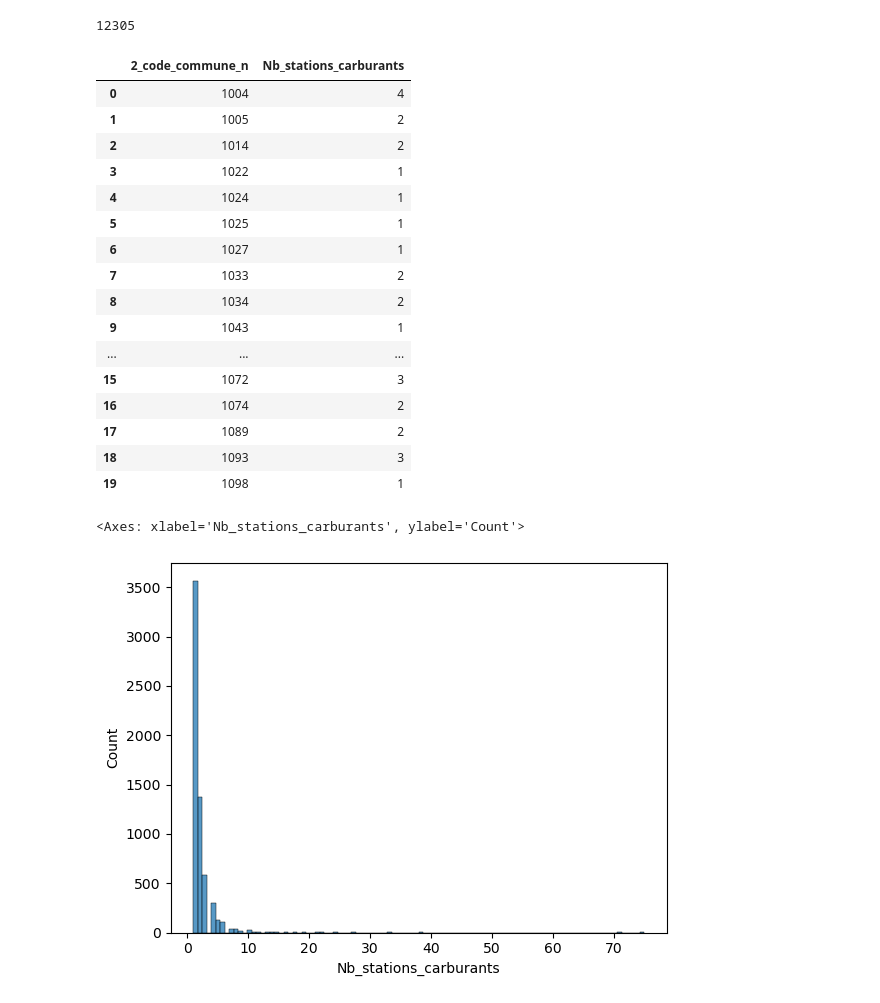
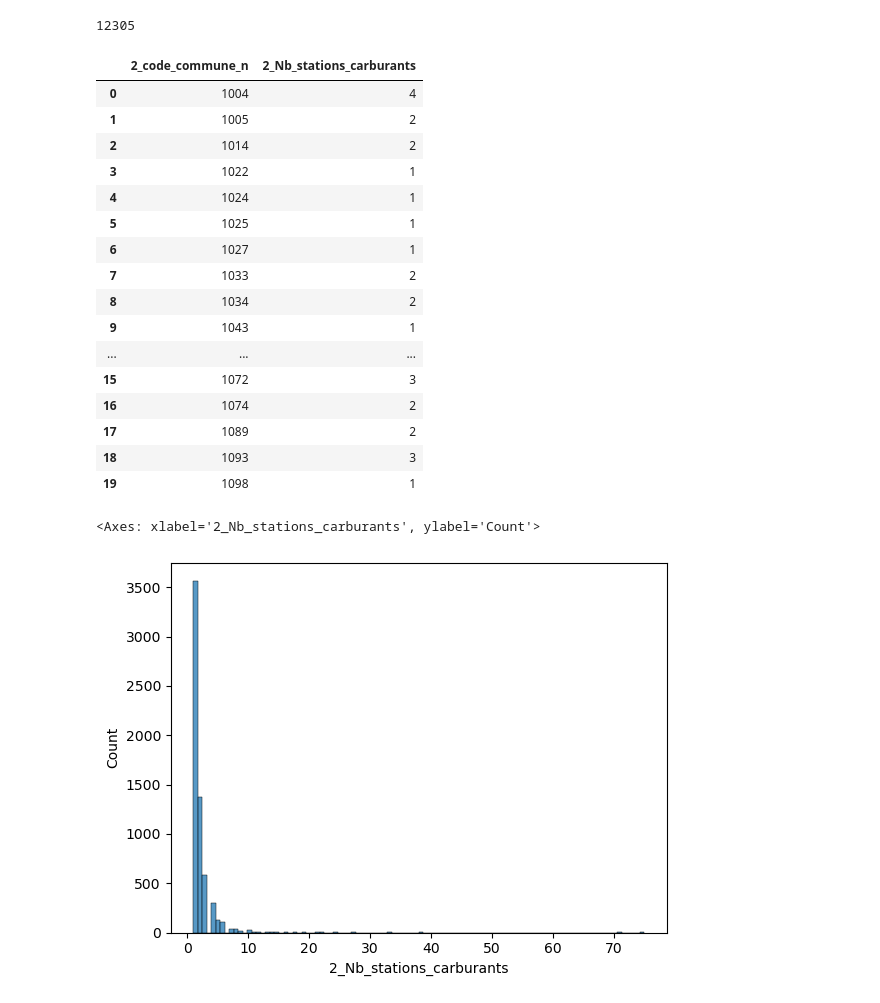
Before and after one commit to FilRougeMobilite/Mobilite, a Jupyter notebook: Merge_BornesCommunes.ipynb, the cells around one changed output. Saved outputs shown, nothing was run; the diff lists cells and outputs as text; code cells hidden in the pictures.

```diff
--- a/Merge_BornesCommunes.ipynb
+++ b/Merge_BornesCommunes.ipynb
@@ -540,6 +542,6 @@ df_carb[df_carb['2_code_commune_n'].isna()].shape
 (0, 25)
 # %%
 df_carb_unique_nb = pd.DataFrame(df_carb.groupby(by=['2_code_commune_n']).size())
-df_carb_unique_nb.rename(columns={0: 'Nb_stations_carburants'}, inplace=True)
+df_carb_unique_nb.rename(columns={0: '2_Nb_stations_carburants'}, inplace=True)
 df_carb_unique_nb.reset_index(inplace=True)
 # %%
@@ -549,7 +551,7 @@ df_carb_unique_nb['Nb_stations_carburants'].sum()
 # %%
 df_carb_unique_nb[:20]
 # %% [output]
-|  | 2_code_commune_n | Nb_stations_carburants |
+|  | 2_code_commune_n | 2_Nb_stations_carburants |
 | 0 | 1004 | 4 |
 | 1 | 1005 | 2 |
 | 2 | 1014 | 2 |
@@ -568,9 +570,9 @@ df_carb_unique_nb[:20]
 | 19 | 1098 | 1 |
 # %%
 # plot histogram of NB_bornes_électriques with seaborn
-sns.histplot(data=df_carb_unique_nb, x='Nb_stations_carburants', bins=100)
+sns.histplot(data=df_carb_unique_nb, x='2_Nb_stations_carburants', bins=100)
 # %% [output]
-<Axes: xlabel='Nb_stations_carburants', ylabel='Count'>
+<Axes: xlabel='2_Nb_stations_carburants', ylabel='Count'>
-[figure, old version]
+[figure, new version]
 # %%
 # plot a bar plot of the 10  '1_code_commune_n' which have the highest number of 'Nb_bornes_électriques'
```
Also changed, not shown: parts of 81 cells of this notebook, 9 other files.
